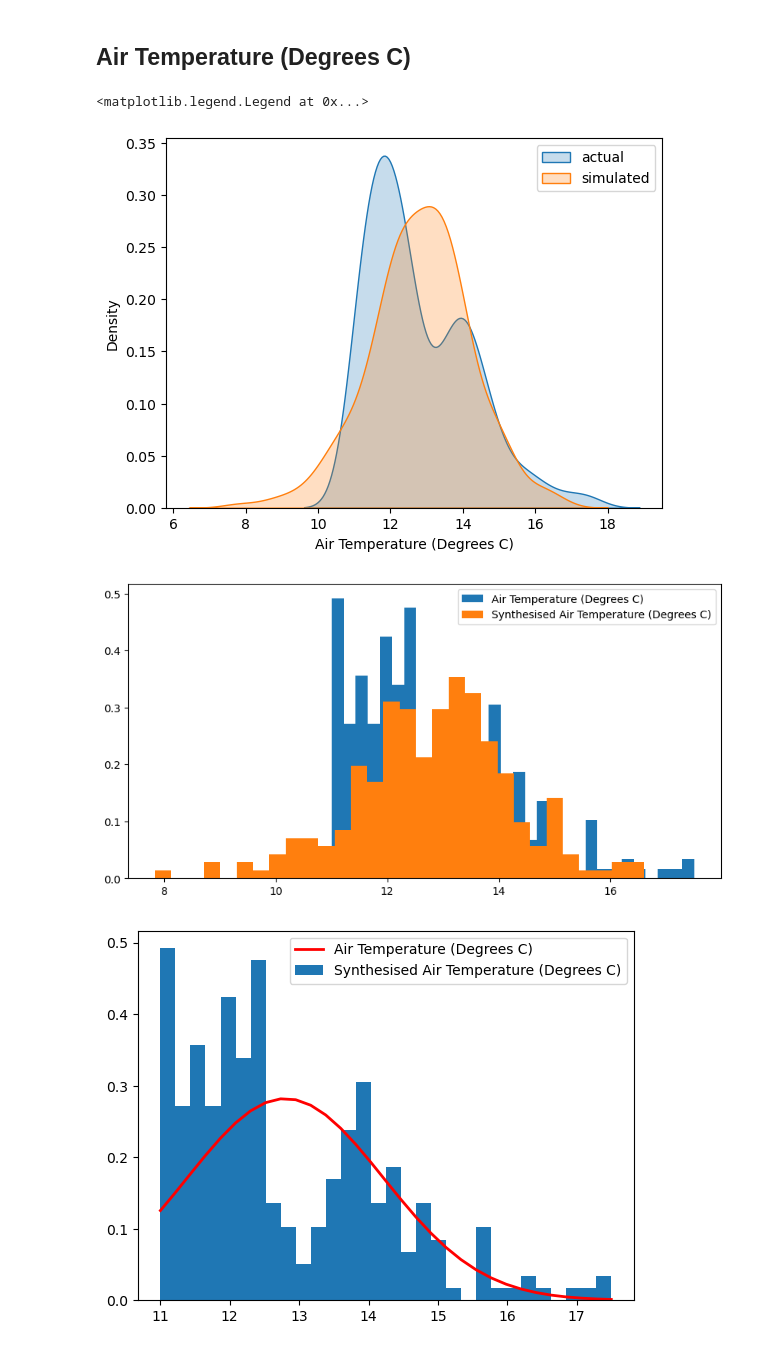
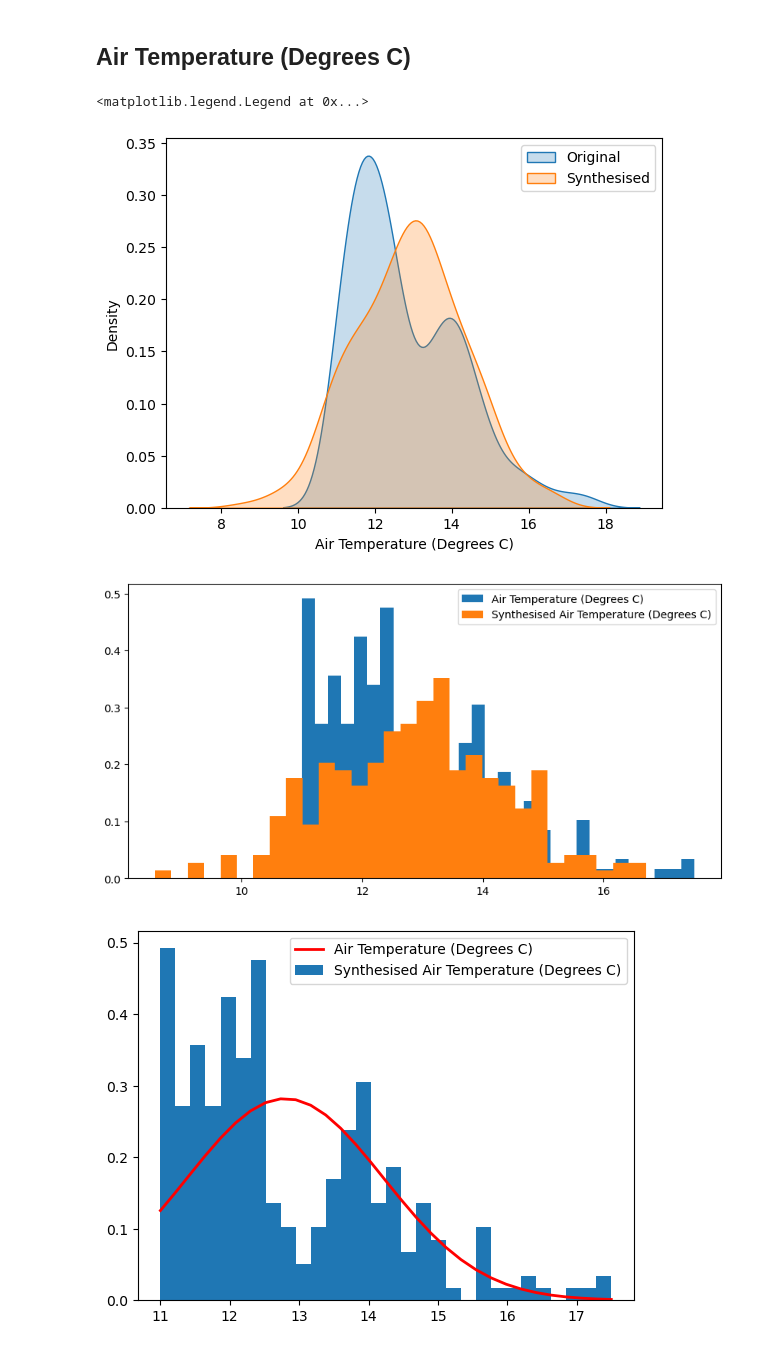
Before and after one commit to dectan/Programming-for-Data-Analysis-Project-1, a Jupyter notebook: Project 1.ipynb, the cells around one changed output. Saved outputs shown, nothing was run; the diff lists cells and outputs as text; code cells hidden in the pictures.

```diff
--- a/Project 1.ipynb
+++ b/Project 1.ipynb
@@ -178,5 +262,5 @@ I have set-up a date range which will be used when synthseising data. There are
 # %%
-idx1 = pd.date_range(start = "2023-11-08 00:00:01", periods=242, freq="MIN",)
+idx1 = pd.date_range(start = "2023-11-08 00:00:01", periods=272, freq="MIN",)
 idx1
 # %% [output]
 DatetimeIndex(['2023-11-08 00:00:01', '2023-11-08 00:01:01',
@@ -196,15 +280,15 @@ DatetimeIndex(['2023-11-08 00:00:01', '2023-11-08 00:01:01',
 # %%
 mu = 12.801
 sigma = 1.415
-rng=np.random.default_rng(72)
+rng=np.random.default_rng()
 ts01 = pd.DataFrame(data=rng.normal(mu, sigma,len(idx1)),index =idx1, columns=['Synthesised Air Temperature (Degrees C)'])
 # %%
-sns.kdeplot(df2['Air Temperature (Degrees C)'],shade=True, label="actual")
-sns.kdeplot(ts01['Synthesised Air Temperature (Degrees C)'],shade=True, label="simulated")
+sns.kdeplot(df2['Air Temperature (Degrees C)'],shade=True, label="Original")
+sns.kdeplot(ts01['Synthesised Air Temperature (Degrees C)'],shade=True, label="Synthesised")
 plt.legend()
 # %% [output]
 <matplotlib.legend.Legend at 0x...>
-[figure, old version]
+[figure, new version]
 # %%
 
 plt.figure(figsize=(10, 5))
@@ -213,7 +297,7 @@ count, bins, ignored = plt.hist(ts01['Synthesised Air Temperature (Degrees C)'],
 plt.legend(['Air Temperature (Degrees C)','Synthesised Air Temperature (Degrees C)'])
 plt.show()
 # %% [output]
-[figure, old version]
+[figure, new version]
 # %%
 count, bins, ignored = plt.hist(df2['Air Temperature (Degrees C)'], 30, density=True)
 plt.plot(bins, 1/(sigma * np.sqrt(2 * np.pi)) *
```
Also changed, not shown: parts of 51 cells of this notebook, 1 other file.
